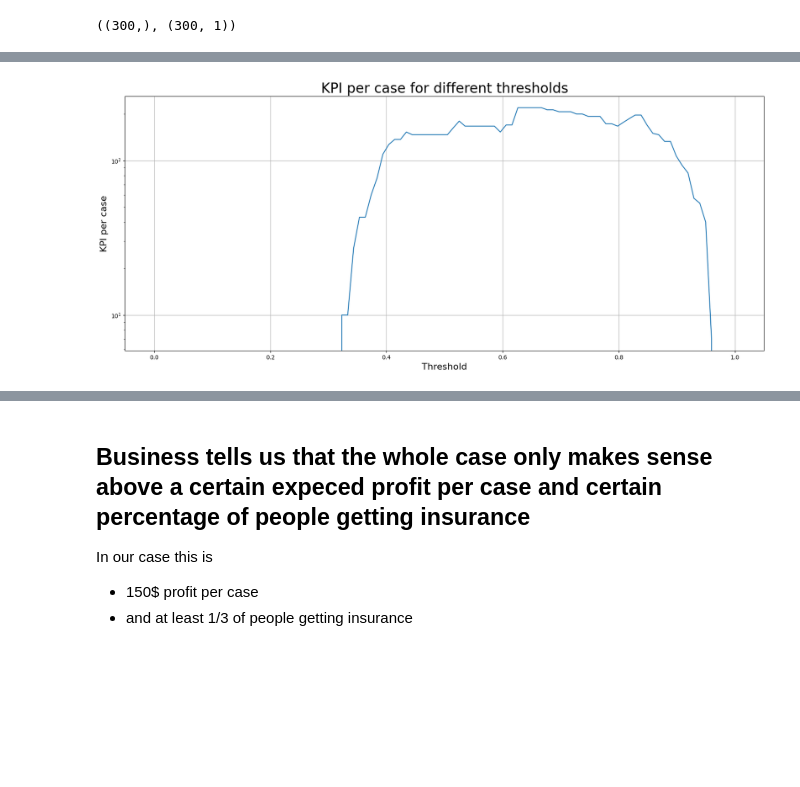
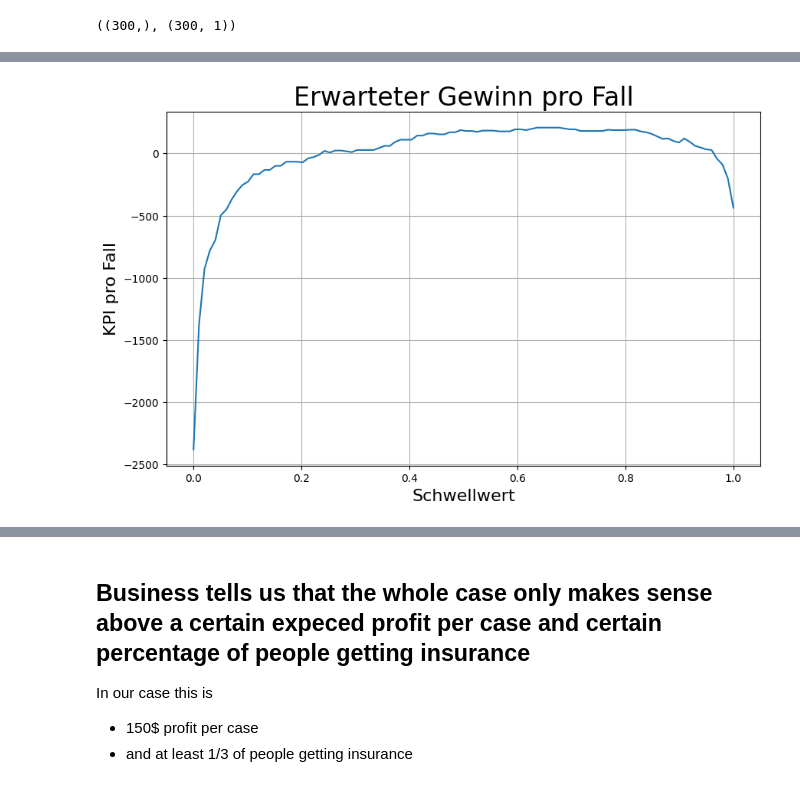
Before and after one commit to DJCordhose/buch-machine-learning-notebooks, a Jupyter notebook: kap11/train.ipynb, the cells around one changed output, grey strips where cells are left out. Drawn from its saved outputs; the diff is of its cells as text; code cells hidden in the pictures; blank space fills up the shorter version.

```diff
--- a/kap11/train.ipynb
+++ b/kap11/train.ipynb
@@ -126,10 +124,5 @@ binary_classifications = True
 # %%
-if binary_classifications:
-    y = df['good_customer'].values  # binary classification
-else:
-    y = df['group'].values  # categorical classification
-# y = df['risk'].values  # regression
-
+y = df['good_customer'].values  # binary classification
 np.unique(y, return_counts=True)
 # %% [output]
 (array([0, 1]), array([845, 655]))
@@ -336,11 +329,7 @@ model.add(Dropout(dropout))
 # model.add(BatchNormalization())
 # model.add(Dropout(dropout))
 
-if binary_classifications:
-    model.add(Dense(name='output', units=1, activation='sigmoid'))
-else:
-    model.add(Dense(name='output', units=3, activation='softmax'))
-
+model.add(Dense(name='output', units=1, activation='sigmoid'))
 model.summary()
 # %% [output]
 Model: "sequential"
@@ -457,12 +442,7 @@ Index(['training', 'age', 'emergency_braking', 'braking_distance', 'power',
        'milage', 'risk', 'group_name', 'group', 'good_customer'],
       dtype='object')
 # %%
-if binary_classifications:
-    y = df['good_customer'].values  # binary classification
-else:
-    y = df['group'].values  # categorical classification
-# y = df['risk'].values  # regression
-
+y = df['good_customer'].values  # binary classification
 np.unique(y, return_counts=True)
 # %% [output]
 (array([0, 1]), array([845, 655]))
@@ -576,10 +573,7 @@ The goal is to maximize the number of true positives while minimizing the number
 # %%
 y_true = y_test
-if not binary_classifications:
-    y_pred = model.predict(X_test).argmax(axis=1)
-else:
-    threshold = .5
-    y_pred = (model.predict(X_test) > threshold).astype("int32")
+threshold = .5
+y_pred = (model.predict(X_test) > threshold).astype("int32")
 y_true.shape, y_pred.shape
 # %% [output]
 10/10 [==============================] - 0s 2ms/step
@@ -620,22 +614,24 @@ kpi_for_threshold(X_test, y_test, threshold=.5)
 # %%
 thresholds = np.linspace(0, 1, 100)
 kpi_values = []
+
+plt.figure(figsize=(10, 6))
 
 # Calculate KPI for each threshold
 for threshold in thresholds:
     kpi, _ = kpi_for_threshold(X_test, y_test, threshold)
     kpi_values.append(kpi)
 
 # Plotting the results
 plt.plot(thresholds, kpi_values)
-plt.xlabel('Threshold')
-plt.ylabel('KPI per case')
-plt.yscale('log')
-plt.title('KPI per case for different thresholds')
+plt.xlabel('Schwellwert')
+plt.ylabel('KPI pro Fall')
+# plt.yscale('log')
+plt.title('Erwarteter Gewinn pro Fall')
 plt.grid(True)
 plt.show()
 # %% [output]
-[figure, old version]
+[figure, new version]
 # %%
 best_kpi = max(kpi_values)
 best_threshold = thresholds[np.array(kpi_values).argmax()]
```
Also changed, not shown: parts of 27 cells of this notebook, 2 other files.
